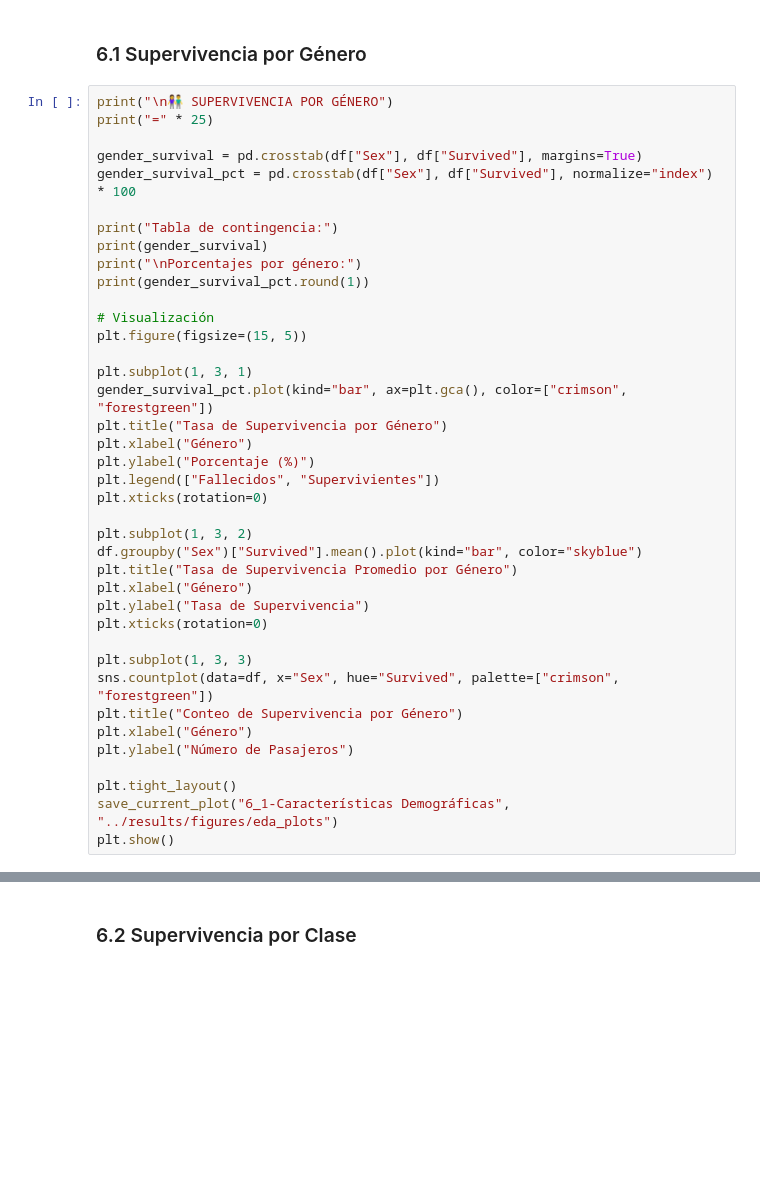
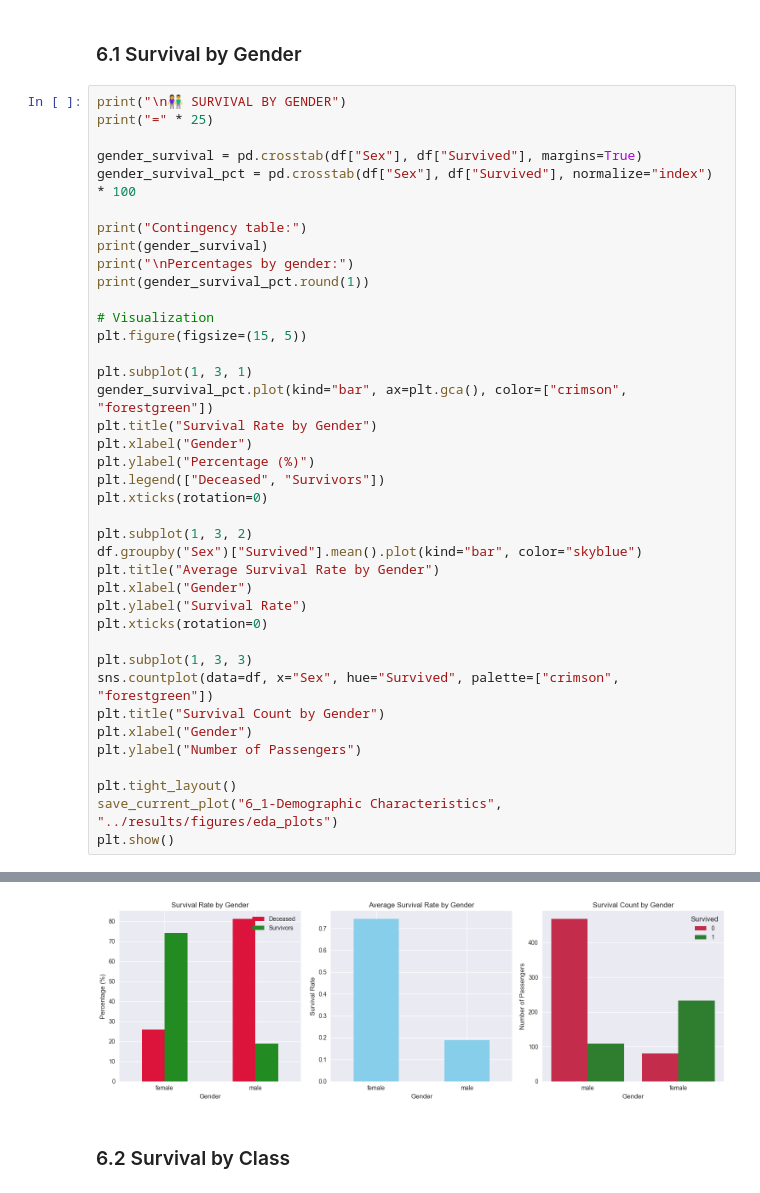
Before and after one commit to YahwthaniMG/SG1_Team3_ML, a Jupyter notebook: notebooks/01_exploratory_data_analysis.ipynb, the cells around one changed output, grey strips where cells are left out. Drawn from its saved outputs; the diff is of its cells as text; blank space fills up the shorter version.

```diff
--- a/notebooks/01_exploratory_data_analysis.ipynb
+++ b/notebooks/01_exploratory_data_analysis.ipynb
@@ -156,41 +207,42 @@ plt.show()
 # %% [markdown]
-### 6.1 Supervivencia por Género
+### 6.1 Survival by Gender
 # %%
-print("\n👫 SUPERVIVENCIA POR GÉNERO")
+print("\n👫 SURVIVAL BY GENDER")
 print("=" * 25)
 
 gender_survival = pd.crosstab(df["Sex"], df["Survived"], margins=True)
 gender_survival_pct = pd.crosstab(df["Sex"], df["Survived"], normalize="index") * 100
 
-print("Tabla de contingencia:")
+print("Contingency table:")
 print(gender_survival)
-print("\nPorcentajes por género:")
+print("\nPercentages by gender:")
 print(gender_survival_pct.round(1))
 
-# Visualización
+# Visualization
 plt.figure(figsize=(15, 5))
 
 plt.subplot(1, 3, 1)
 gender_survival_pct.plot(kind="bar", ax=plt.gca(), color=["crimson", "forestgreen"])
-plt.title("Tasa de Supervivencia por Género")
-plt.xlabel("Género")
-plt.ylabel("Porcentaje (%)")
-plt.legend(["Fallecidos", "Supervivientes"])
+plt.title("Survival Rate by Gender")
+plt.xlabel("Gender")
+plt.ylabel("Percentage (%)")
+plt.legend(["Deceased", "Survivors"])
 plt.xticks(rotation=0)
 
 plt.subplot(1, 3, 2)
 df.groupby("Sex")["Survived"].mean().plot(kind="bar", color="skyblue")
-plt.title("Tasa de Supervivencia Promedio por Género")
-plt.xlabel("Género")
-plt.ylabel("Tasa de Supervivencia")
+plt.title("Average Survival Rate by Gender")
+plt.xlabel("Gender")
+plt.ylabel("Survival Rate")
 plt.xticks(rotation=0)
 
 plt.subplot(1, 3, 3)
 sns.countplot(data=df, x="Sex", hue="Survived", palette=["crimson", "forestgreen"])
-plt.title("Conteo de Supervivencia por Género")
-plt.xlabel("Género")
-plt.ylabel("Número de Pasajeros")
+plt.title("Survival Count by Gender")
+plt.xlabel("Gender")
+plt.ylabel("Number of Passengers")
 
 plt.tight_layout()
-save_current_plot("6_1-Características Demográficas", "../results/figures/eda_plots")
+save_current_plot("6_1-Demographic Characteristics", "../results/figures/eda_plots")
 plt.show()
+# %% [output]
@@ -197,3 +264,4 @@ plt.show()
+[figure, added]
 # %% [markdown]
-### 6.2 Supervivencia por Clase
+### 6.2 Survival by Class
 # %%
```
Also changed, not shown: parts of 27 cells of this notebook, 18 other files.
